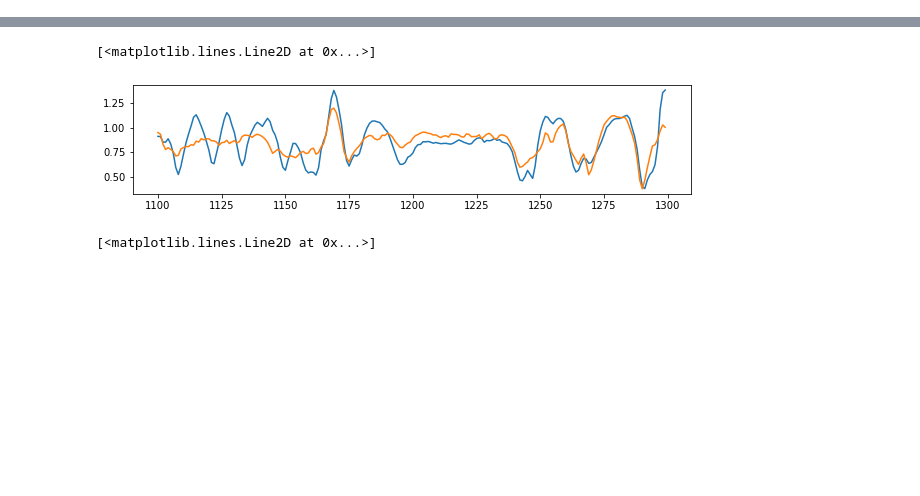
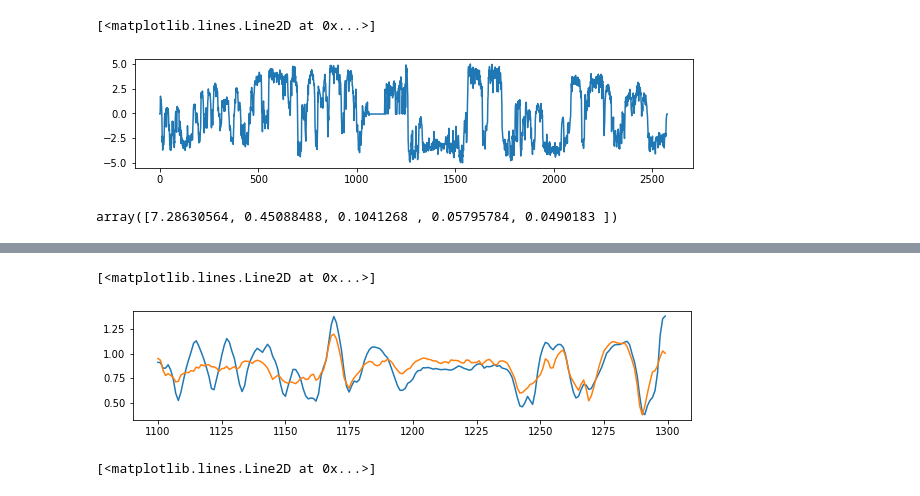
Before and after one commit to wangjk321/HiC1Dmetrics, a Jupyter notebook: ForTest.ipynb, the cells around one changed output, grey strips where cells are left out. Saved outputs shown, nothing was run; the diff lists cells and outputs as text; code cells hidden in the pictures; blank space fills up the shorter version.

```diff
--- a/ForTest.ipynb
+++ b/ForTest.ipynb
@@ -113,3 +138,16 @@ plt.colorbar()
+# %%
+pca = PCA(n_components=5)
+mod = pca.fit(np.nan_to_num(pearsonMT))
+b=pca.fit_transform(np.nan_to_num(pearsonMT))
+plt.figure(figsize=(10,2))
+plt.plot(b[:,0])
+# %% [output]
+[<matplotlib.lines.Line2D at 0x...>]
+[figure, added]
+# %%
+mod.explained_variance_
+# %% [output]
+array([7.28630564, 0.45088488, 0.1041268 , 0.05795784, 0.0490183 ])
 # %%
 testMT = pearsonMT.loc[allnumindex,allnumindex]
 # %%
```
Also changed, not shown: parts of 15 cells of this notebook, 5 other files.
